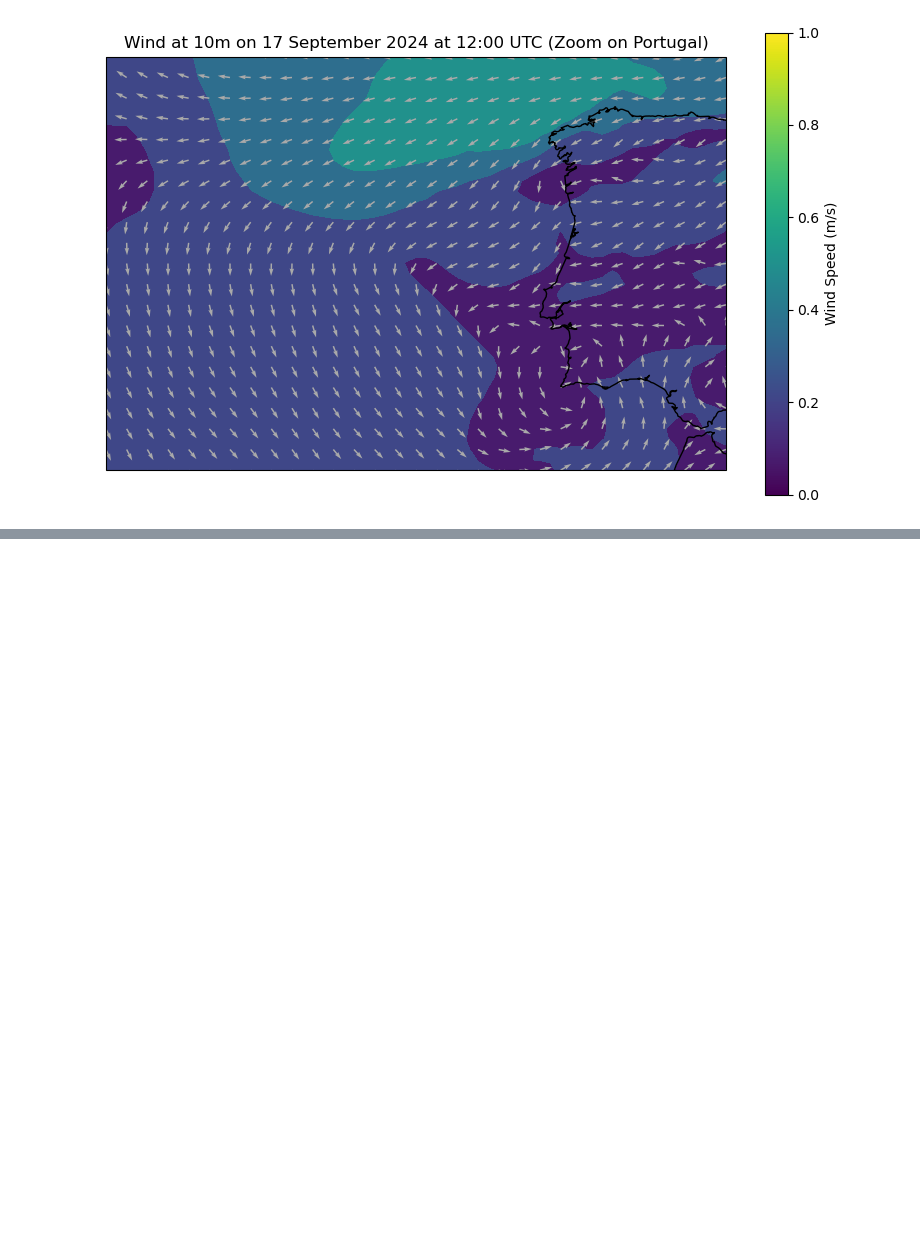
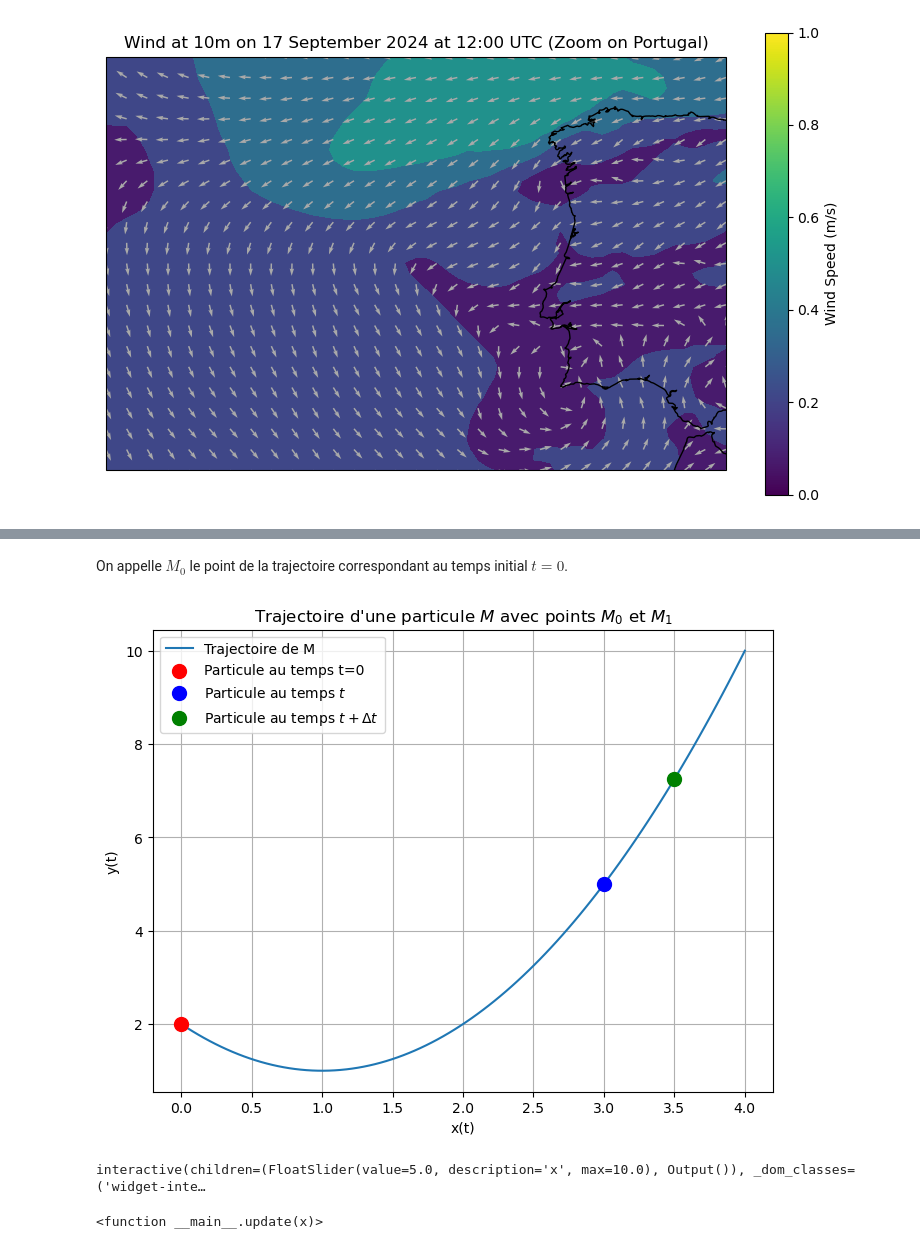
Before and after one commit to fmassonn/teaching, a Jupyter notebook: LPHY1365/Chap06.ipynb, the cells around one changed output, grey strips where cells are left out. Drawn from its saved outputs; the diff is of its cells as text; code cells hidden in the pictures; blank space fills up the shorter version.

```diff
--- a/LPHY1365/Chap06.ipynb
+++ b/LPHY1365/Chap06.ipynb
@@ -136,0 +173,26 @@ plt.show()
+# %% [markdown]
+On appelle $M_0$ le point de la trajectoire correspondant au temps initial $t=0$.
+# %%
+# Ajout sur le graphe du point M0 correspondant à t=0, et ajouter sur le graphe un point arbitraire (x,y)
+# (choisi ici comme correspondant à t = 1)
+t0 = 0
+M0 = trajectory(t0)
+tt = 3 # pour désigner la variable courante t
+ttpD = 3.5 # Pour tt + delta t
+M = trajectory(tt)
+Md = trajectory(ttpD)
+plt.figure(figsize=(8, 6))
+plt.plot(x_values, y_values, label='Trajectoire de M')
+plt.scatter(M0[0], M0[1], 100, color='red', label='Particule au temps t=0', zorder=5)  # zorder pour mettre le point au-dessus de la trajectoire
+plt.scatter(M[0], M[1], 100, color='blue', label='Particule au temps $t$', zorder=5)  # zorder pour mettre le point au-dessus de la trajectoire
+plt.scatter(Md[0], Md[1], 100, color='green', label='Particule au temps $t + \Delta t$', zorder=5)  # zorder pour mettre le point au-dessus de la trajectoire
+plt.title('Trajectoire d\'une particule $M$ avec points $M_0$ et $M_1$')
+plt.xlabel('x(t)')
+plt.ylabel('y(t)')
+plt.grid()
+plt.legend()
+# Mettre les axes en arrière plan pour que le point M0 soit bien visible
+plt.gca().set_axisbelow(True)
+plt.show()
+# %% [output]
+[figure, added]
@@ -136,0 +208,27 @@ plt.show()
+# %%
+import numpy as np
+import matplotlib.pyplot as plt
+from ipywidgets import interact
+
+# Function to update the plot
+def update(x):
+    plt.figure(figsize=(6,4))
+
+    # Create curve
+    t = np.linspace(0, 10, 400)
+    y = np.sin(t)
+    plt.plot(t, y)
+
+    # Moving point
+    plt.scatter(x, np.sin(x), color='red', s=100)
+
+    plt.xlim(0, 10)
+    plt.ylim(-1.5, 1.5)
+    plt.grid()
+    plt.show()
+
+# Slider
+interact(update, x=(0, 10, 0.1))
+# %% [output]
+interactive(children=(FloatSlider(value=5.0, description='x', max=10.0), Output()), _dom_classes=('widget-inte…
+<function __main__.update(x)>
```
Also changed, not shown: parts of 6 cells of this notebook.
